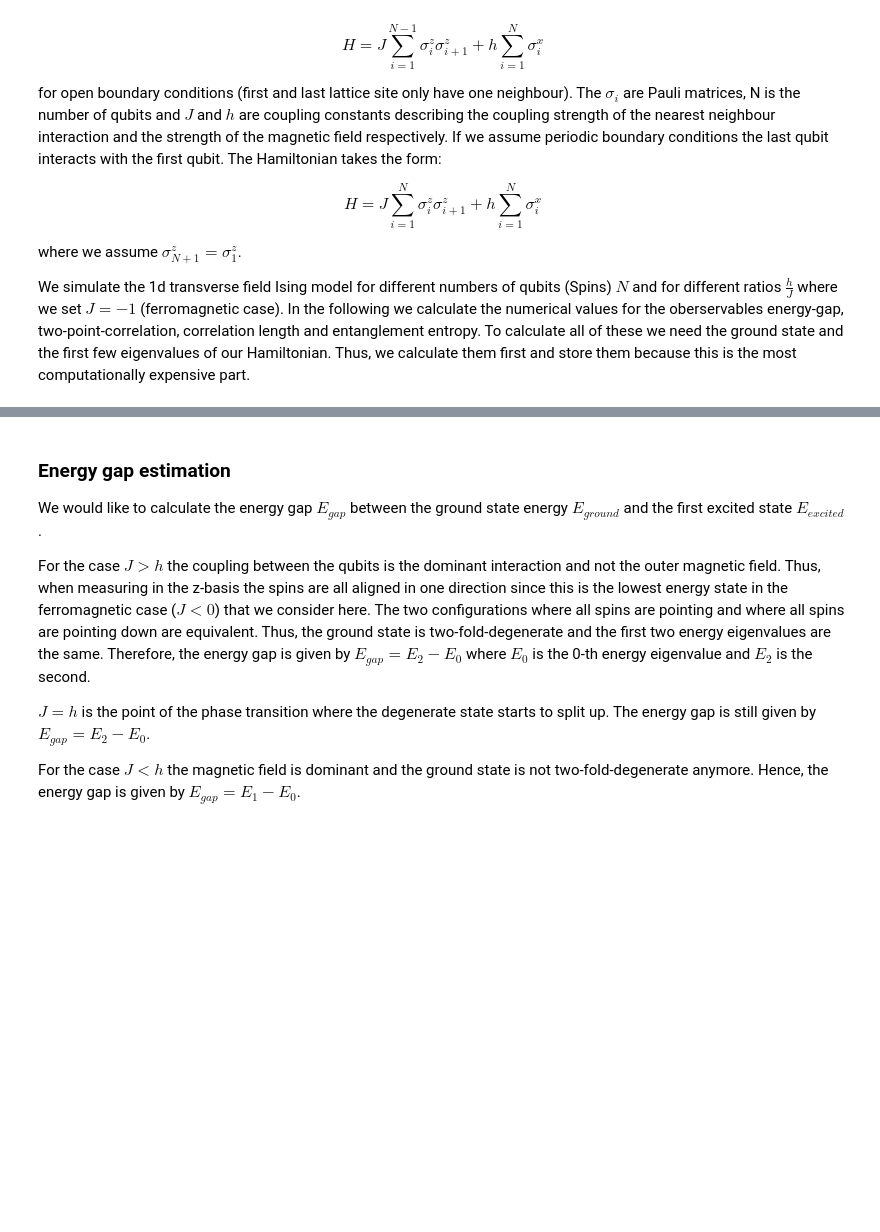
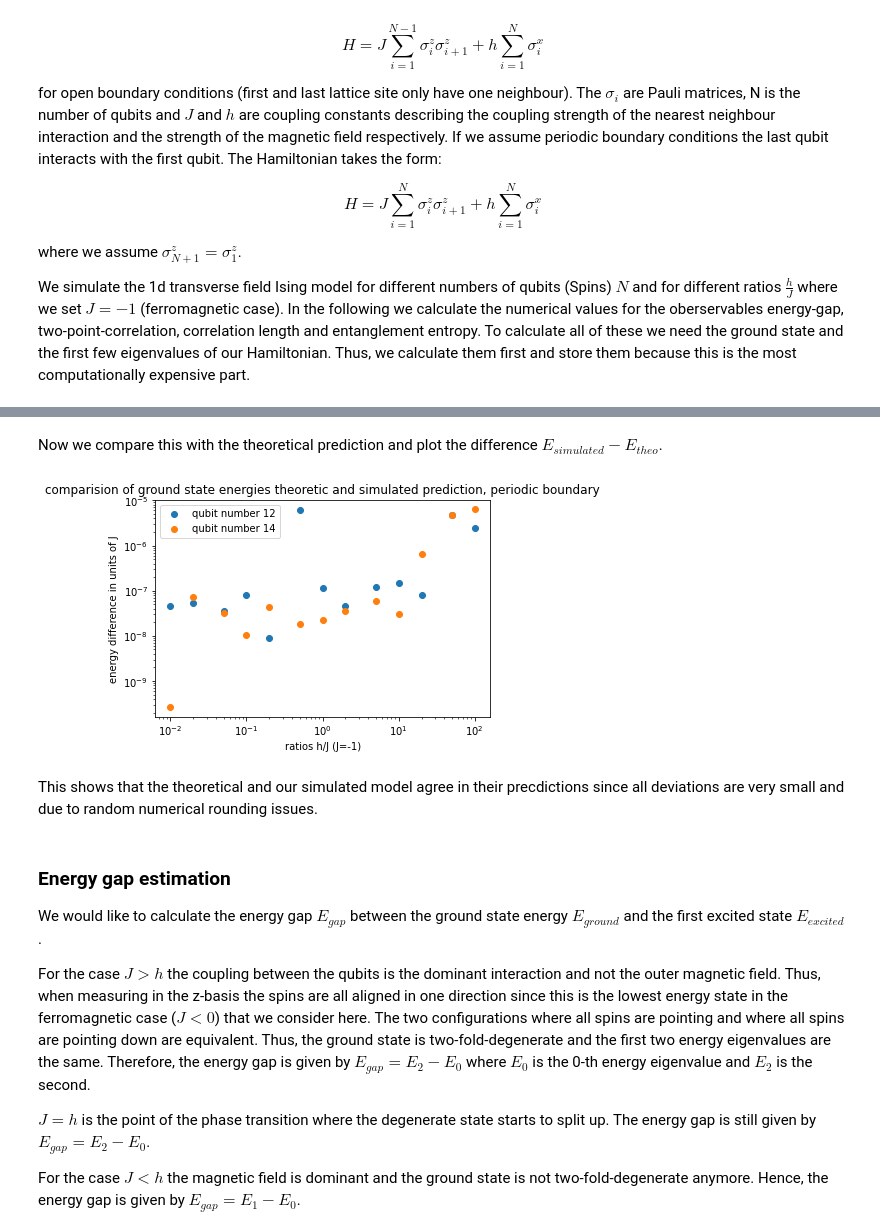
Before and after one commit to LennartBuerger/classical-shadows-for-1d-TFIM-energy-estimation, a Jupyter notebook: display_data/bf_display_data.ipynb, the cells around one changed output, grey strips where cells are left out. Cells and saved outputs as stored; diff of their text form; code cells hidden in the pictures; blank space fills up the shorter version.

```diff
--- a/display_data/bf_display_data.ipynb
+++ b/display_data/bf_display_data.ipynb
@@ -104,3 +129,36 @@ We start with determining the ground state energy using our exact simulation.
+# %% [markdown]
+Now we compare this with the theoretical prediction and plot the difference
+$E_{simulated} - E_{theo}$.
+# %%
+def plot_comparison_ground_state_energy_theo_and_simulated():
+    qubit_num = np.array([12, 14])
+    ratios_h_j = np.array([0.01, 0.02, 0.05, 0.1,
+                           0.2, 0.5, 1, 2, 5, 10, 20, 50, 100], dtype=float)
+    save_direc: str = 'data\Diagonal_hamiltonian\eigenvalues_periodic_first_three_dict.npy'
+    energy_dict = np.load(save_direc, allow_pickle='TRUE')
+    energy_dict = energy_dict.item()
+    for i in range(0, np.size(qubit_num)):
+        energy_sim = np.zeros(np.size(ratios_h_j))
+        energy_theo = np.zeros(np.size(ratios_h_j))
+        for j in range(0, np.size(ratios_h_j)):
+            energy_sim[j] = energy_dict[str(qubit_num[i]) + ' ' + str(ratios_h_j[j])][0]
+            energy_theo[j] = TfimHamiltonianOpenFermion(qubit_num[i], ratios_h_j[j], 1, 'periodic').ground_state_energy_theo()
+        energy_diff_per_qubit = np.abs(np.abs(energy_sim) - np.abs(energy_theo)) / qubit_num[i]
+        plt.scatter(ratios_h_j, energy_diff_per_qubit, label='qubit number ' + str(qubit_num[i]))
+    plt.yscale('log')
+    plt.xscale('log')
+    plt.title('comparision of ground state energies theoretic and simulated prediction, periodic boundary')
+    plt.xlabel('ratios h/J (J=-1)')
+    plt.ylabel('energy difference in units of J')
+    plt.legend()
+    plot_save_direc = 'plots\Ground_state_energy\comparison_theo_and_simulated'
+    plt.savefig(plot_save_direc)
+plot_comparison_ground_state_energy_theo_and_simulated()
+# %% [output]
+[figure, added]
+# %% [markdown]
+This shows that the theoretical and our simulated model agree in their precdictions since
+all deviations are very small and due to random numerical rounding issues.
 # %% [markdown]
 ### Energy gap estimation
 We would like to calculate the energy gap $E_{gap}$ between the ground state energy
```
Also changed, not shown: parts of 3 cells of this notebook, 7 other files.
